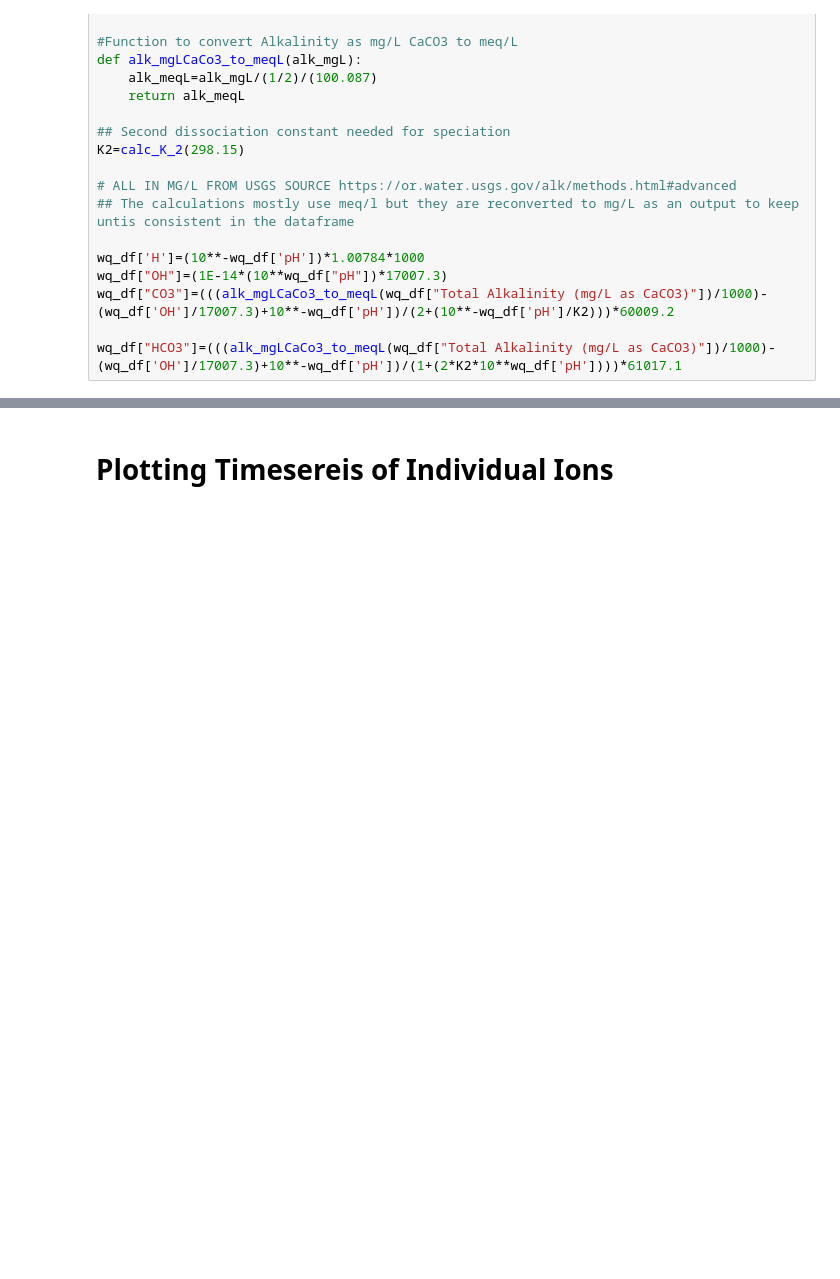
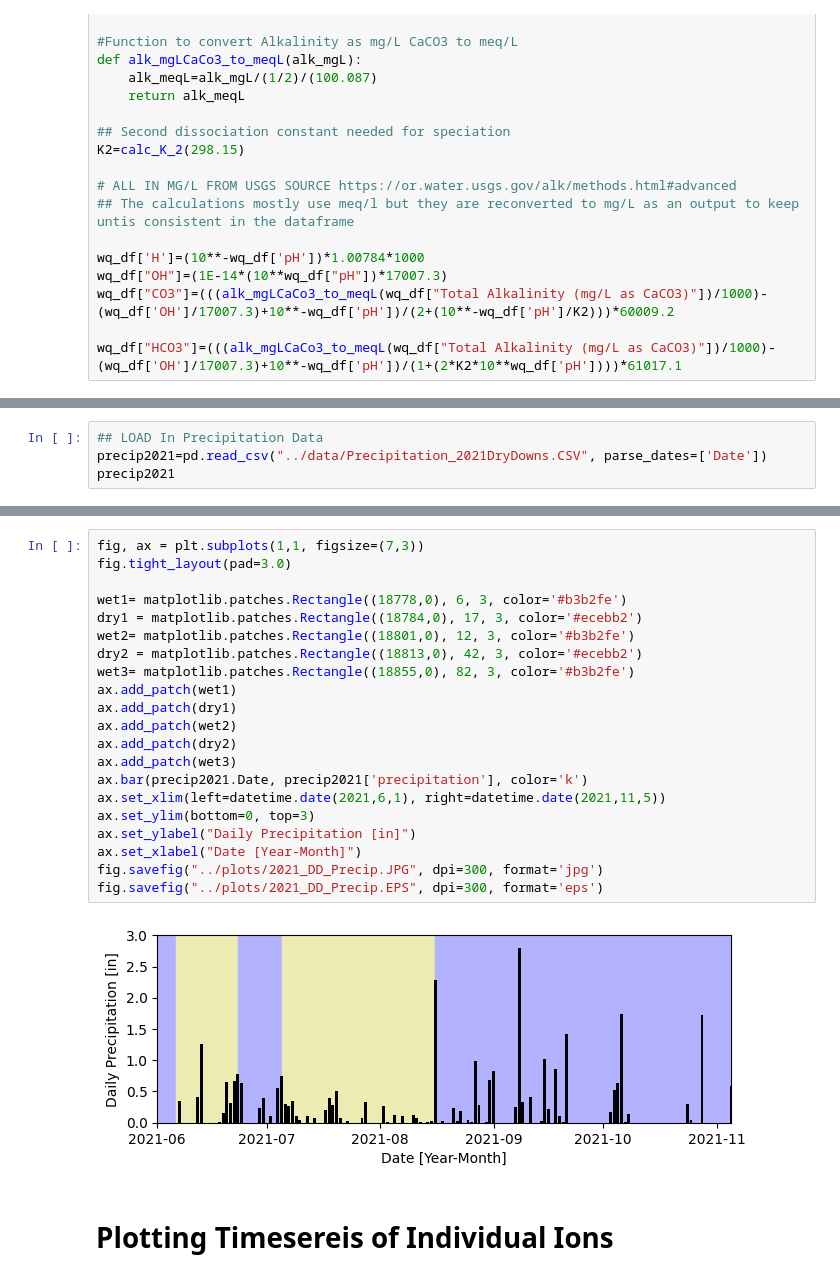
Before and after one commit to kylecompare/Hydrochemcial_SinkholeDryDown, a Jupyter notebook: code/01_WaterQuality.ipynb, the cells around one changed output, grey strips where cells are left out. Saved outputs shown, nothing was run; the diff lists cells and outputs as text; blank space fills up the shorter version.

```diff
--- a/code/01_WaterQuality.ipynb
+++ b/code/01_WaterQuality.ipynb
@@ -114,0 +88,4 @@ format_df
+# %%
+## LOAD In Precipitation Data
+precip2021=pd.read_csv("../data/Precipitation_2021DryDowns.CSV", parse_dates=['Date'])
+precip2021
@@ -115,3 +106,26 @@ format_df
+# %%
+fig, ax = plt.subplots(1,1, figsize=(7,3))
+fig.tight_layout(pad=3.0)
+
+wet1= matplotlib.patches.Rectangle((18778,0), 6, 3, color='#b3b2fe')
+dry1 = matplotlib.patches.Rectangle((18784,0), 17, 3, color='#ecebb2')
+wet2= matplotlib.patches.Rectangle((18801,0), 12, 3, color='#b3b2fe')
+dry2 = matplotlib.patches.Rectangle((18813,0), 42, 3, color='#ecebb2')
+wet3= matplotlib.patches.Rectangle((18855,0), 82, 3, color='#b3b2fe')
+ax.add_patch(wet1)
+ax.add_patch(dry1)
+ax.add_patch(wet2)
+ax.add_patch(dry2)
+ax.add_patch(wet3)
+ax.bar(precip2021.Date, precip2021['precipitation'], color='k')
+ax.set_xlim(left=datetime.date(2021,6,1), right=datetime.date(2021,11,5))
+ax.set_ylim(bottom=0, top=3)
+ax.set_ylabel("Daily Precipitation [in]")
+ax.set_xlabel("Date [Year-Month]")
+fig.savefig("../plots/2021_DD_Precip.JPG", dpi=300, format='jpg')
+fig.savefig("../plots/2021_DD_Precip.EPS", dpi=300, format='eps')
+# %% [output]
+[figure, added]
 # %% [markdown]
 # Plotting Timesereis of Individual Ions
 # %%
```
Also changed, not shown: parts of 15 cells of this notebook, 26 other files.
